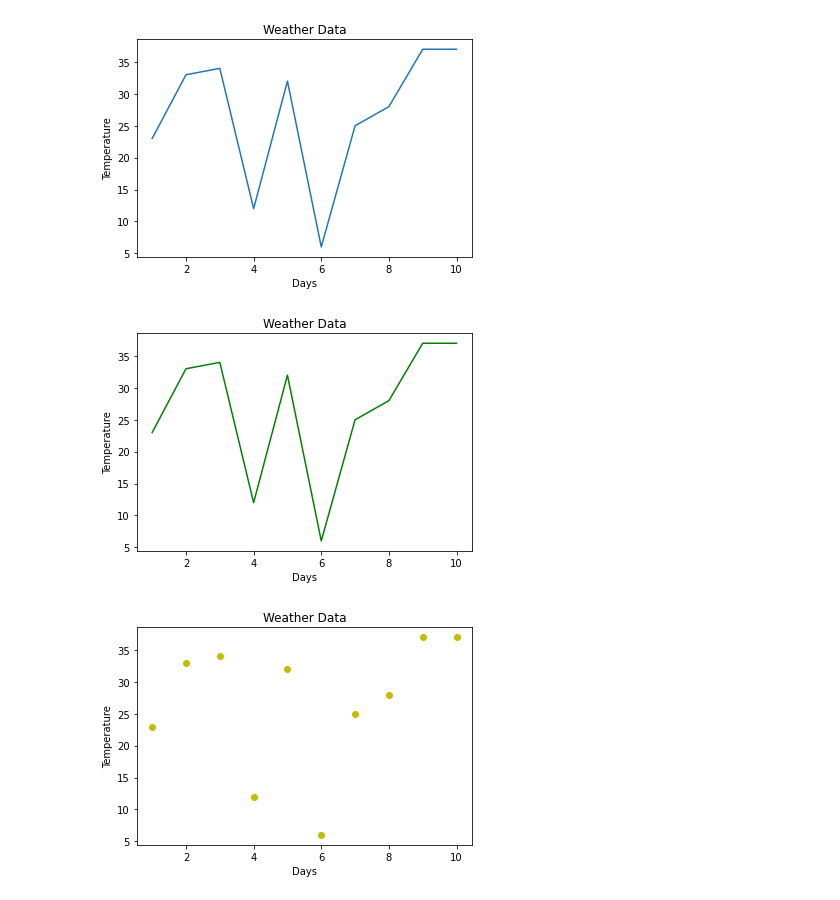
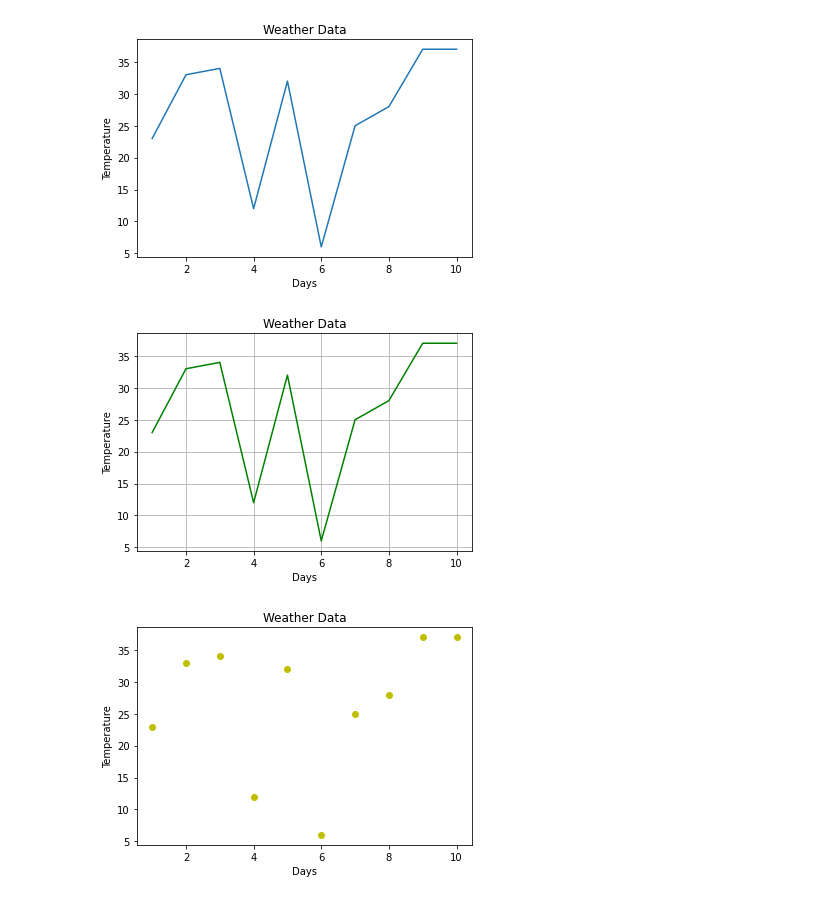
Before and after one commit to Ezeko/jupyter_sandbox, a Jupyter notebook: matplotlib_tut.ipynb, the cells around one changed output. Cells and saved outputs as stored; diff of their text form; code cells hidden in the pictures.

Commit message:
add legends and grid to chart

```diff
--- a/matplotlib_tut.ipynb
+++ b/matplotlib_tut.ipynb
@@ -34,12 +34,13 @@ py.show()
 # %%
 %matplotlib inline
 py.plot(x, y, color='green')
 py.ylabel('Temperature')
 py.xlabel('Days')
 py.title('Weather Data')
+py.grid()
 py.show()
 # %% [output]
-[figure, old version]
+[figure, new version]
 # %%
 %matplotlib inline
 py.plot(x, y, 'yo') # adding colors and line type with code
```
Also changed, not shown: parts of 1 cell of this notebook.
